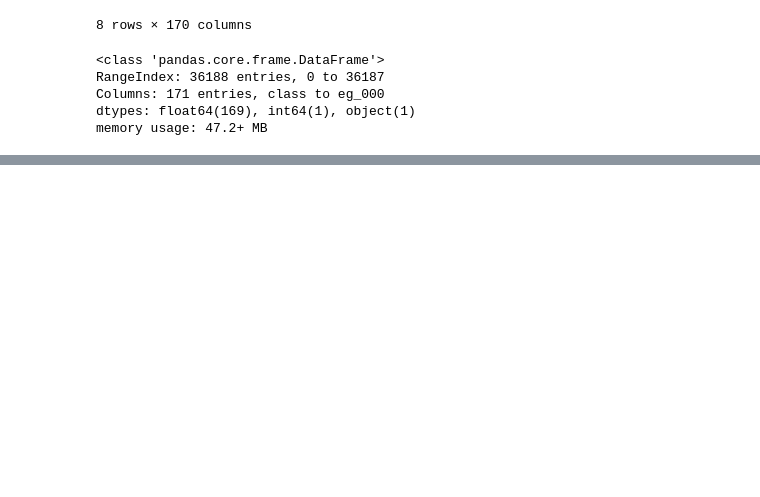
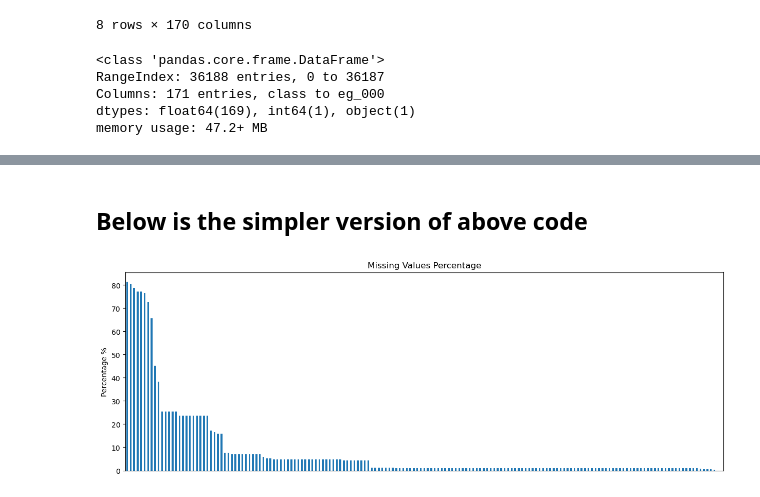
Before and after one commit to PriyanshPorwal999/APS_Guard, a Jupyter notebook: EDA.ipynb, the cells around one changed output, grey strips where cells are left out. Saved outputs shown, nothing was run; the diff lists cells and outputs as text; code cells hidden in the pictures; blank space fills up the shorter version.

```diff
--- a/EDA.ipynb
+++ b/EDA.ipynb
@@ -180,0 +216,19 @@ memory usage: 47.2+ MB
+# %% [markdown]
+## Below is the simpler version of above code
+# %%
+# 1. Calculate percentage (mean() does sum/count automatically)
+missing_percentage = df.isnull().mean() * 100
+
+# 2. Sort from highest to lowest
+missing_sorted = missing_percentage.sort_values(ascending=False)
+
+# 3. Plot directly
+plt.figure(figsize=(15, 5))
+missing_sorted.plot(kind='bar')
+
+plt.title("Missing Values Percentage")
+plt.ylabel("Percentage %")
+plt.xticks([])  # Hide the messy labels at the bottom
+plt.show()
+# %% [output]
+[figure, added]
```
Also changed, not shown: parts of 5 cells of this notebook.
